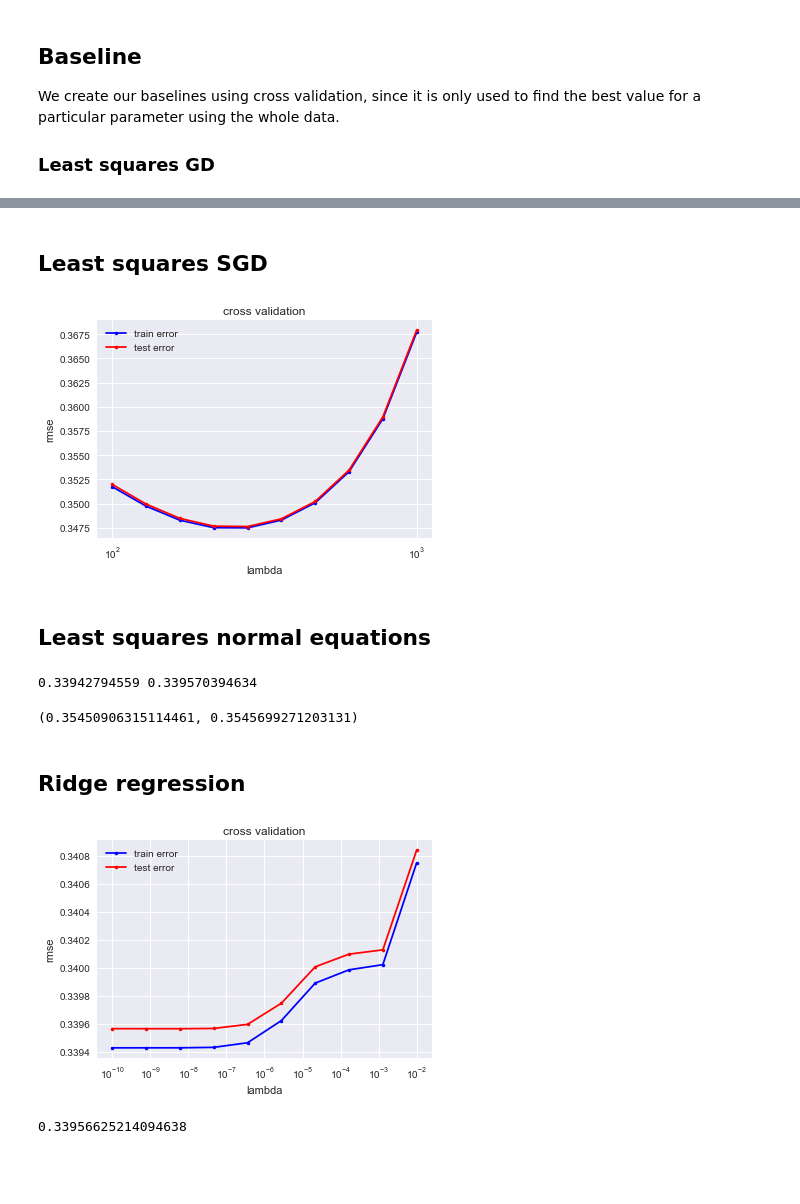
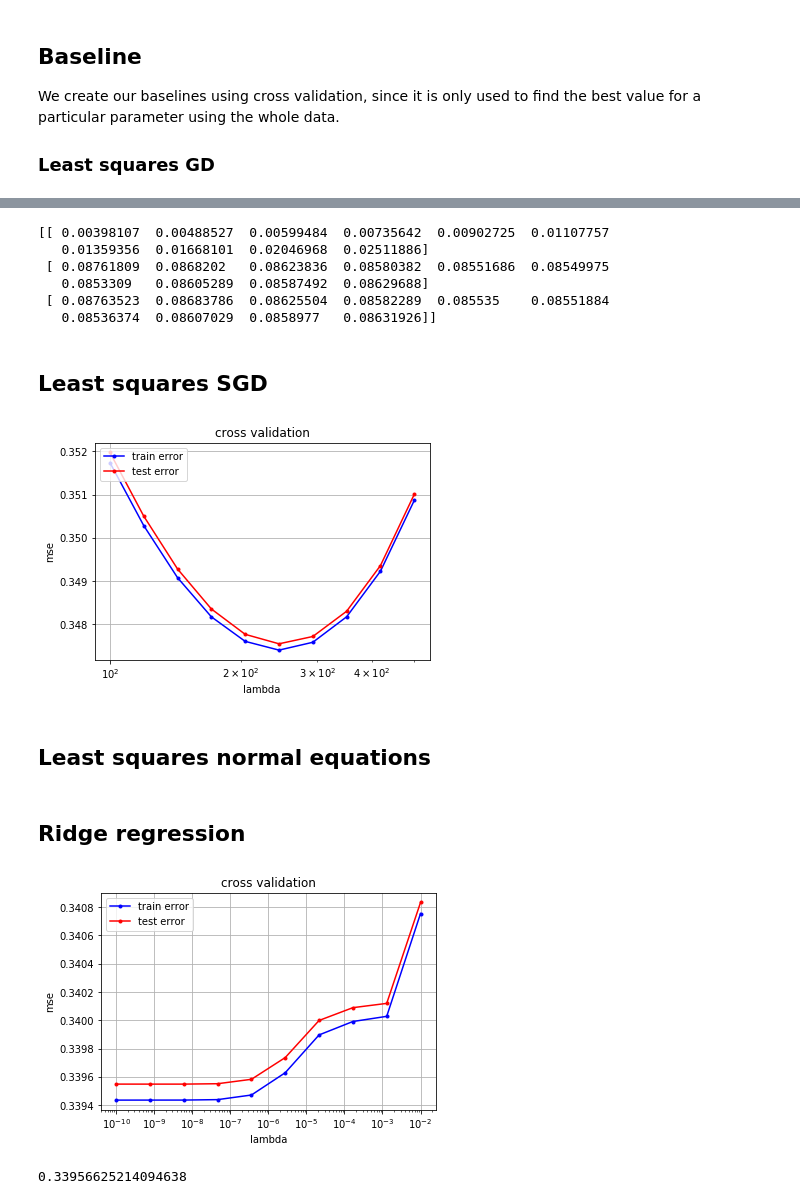
Before and after one commit to inverniz/ML_project, a Jupyter notebook: scripts/Model_building.ipynb, the cells around one changed output, grey strips where cells are left out. Saved outputs shown, nothing was run; the diff lists cells and outputs as text; code cells hidden in the pictures; blank space fills up the shorter version.

```diff
--- a/scripts/Model_building.ipynb
+++ b/scripts/Model_building.ipynb
@@ -144,11 +144,12 @@ tx = np.c_[np.ones(num_samples), x]
 We create our baselines using cross validation, since it is only used to find the best value for a particular parameter using the whole data.
 ### Least squares GD
 # %%
-gammas = np.logspace(-1,3.5,5)
+gammas = np.logspace(-2.4,-1.6,10)
 mse_tr = []
 mse_te = []
+y_scaled = (y+1)/2.0
 for gamma in gammas:
-    mse_tr_, mse_te_ = cross_validation(y, x, 5, least_squares_GD, compute_mse, {'initial_w' : np.zeros(x.shape[1] + 1), 'max_iters':500, 'gamma':gamma})
+    mse_tr_, mse_te_ = cross_validation(y_scaled, x, 5, least_squares_GD, compute_mse, {'initial_w' : np.zeros(x.shape[1] + 1), 'max_iters':500, 'gamma':gamma})
     mse_tr.append(mse_tr_)
     mse_te.append(mse_te_)
 cross_validation_visualization(gammas, mse_tr, mse_te)
@@ -163,25 +158,29 @@ array([  1.00000000e-06,   8.79922544e-06,   7.74263683e-05,
+# %%
+print(np.vstack([gammas,mse_tr,mse_te]))
+# %% [output]
+[[ 0.00398107  0.00488527  0.00599484  0.00735642  0.00902725  0.01107757
+   0.01359356  0.01668101  0.02046968  0.02511886]
+ [ 0.08761809  0.0868202   0.08623836  0.08580382  0.08551686  0.08549975
+   0.0853309   0.08605289  0.08587492  0.08629688]
+ [ 0.08763523  0.08683786  0.08625504  0.08582289  0.085535    0.08551884
+   0.08536374  0.08607029  0.0858977   0.08631926]]
 # %% [markdown]
 ## Least squares SGD
 # %%
-gammas = np.logspace(2,3,10)
+gammas = np.logspace(2,2.7,10)
 mse_tr = []
 mse_te = []
 for gamma in gammas:
     mse_tr_, mse_te_ = cross_validation(y, x, 5, least_squares_SGD, compute_mse, {'initial_w' : np.zeros(x.shape[1]  + 1), 'max_iters':10000, 'gamma':gamma})
     mse_tr.append(mse_tr_)
     mse_te.append(mse_te_)
 cross_validation_visualization(gammas, mse_tr, mse_te)
 # %% [output]
-[figure, old version]
+[figure, new version]
 # %% [markdown]
 ## Least squares normal equations
 # %%
-rmse_tr_, rmse_te_ = cross_validation(y, x, 4, least_squares, compute_mse, seed=5)
-print(rmse_tr_,rmse_te_)
-cross_validation(y, x, 4, ridge_regression, compute_mse, {'lambda_': 1e-1}, seed=5)
+rmse_tr_, rmse_te_ = cross_validation(y, x, 5, least_squares, compute_mse, seed=5)
-# %% [output]
-0.33942794559 0.339570394634
-(0.35450906315114461, 0.3545699271203131)
 # %% [markdown]
 ## Ridge regression
 # %%
@@ -189,12 +188,12 @@ lambdas = np.logspace(-10,-2,10)
 rmse_tr = []
 rmse_te = []
 for lambda_ in lambdas:
-    rmse_tr_, rmse_te_ = cross_validation(y, x, 4, ridge_regression, compute_mse, {'lambda_': lambda_}, seed=5)
+    rmse_tr_, rmse_te_ = cross_validation(y, x, 5, ridge_regression, compute_mse, {'lambda_': lambda_}, seed=5)
     rmse_tr.append(rmse_tr_)
     rmse_te.append(rmse_te_)
 cross_validation_visualization(lambdas, rmse_tr, rmse_te)
 # %% [output]
-[figure, old version]
+[figure, new version]
 # %%
 np.min(rmse_te)
 # %% [output]
```
Also changed, not shown: parts of 4 cells of this notebook, 2 other files.
